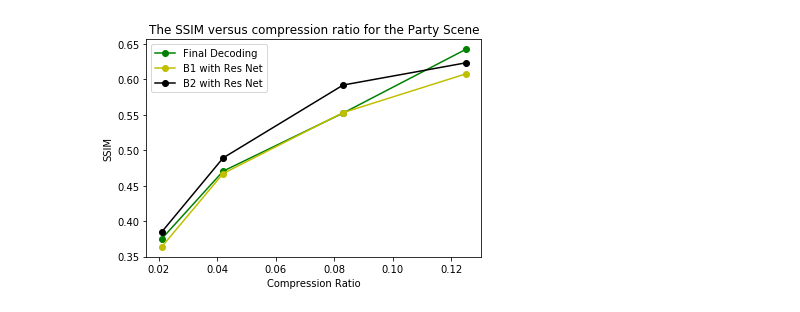
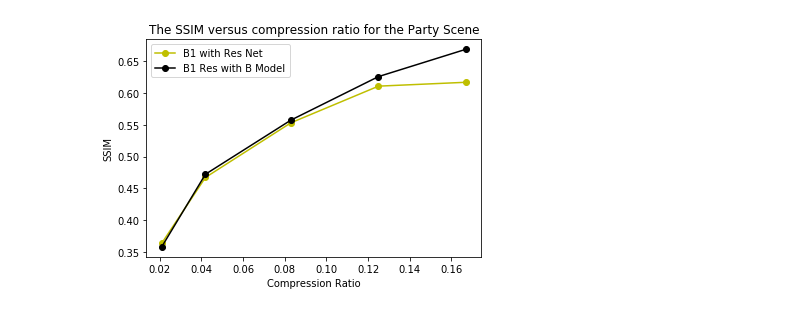
Before and after one commit to Chlerry/Motion-Aware-Deep-Video-Coding-Network, a Jupyter notebook: plot.ipynb, the cells around one changed output. Saved outputs shown, nothing was run; the diff lists cells and outputs as text; code cells hidden in the pictures.

```diff
--- a/plot.ipynb
+++ b/plot.ipynb
@@ -3,10 +3,11 @@ import numpy as np
 from imp import reload
 import matplotlib.pyplot as plt
 # %%
-compression_ratio = [0.021, 0.042, 0.083, 0.125]
+compression_ratio = [0.021, 0.042, 0.083, 0.125, 0.167]
 
-pred_ssim = [0.3068437729910339, 0.38833625744906586, 0.4455763129065015, 0.5111513372321178]
-coarse_ssim = [0.3371472601399192, 0.46317359345570175, 0.5780552540434872, 0.6830548938010008]
-final_ssim = [0.37492505708694973, 0.4705363795729591, 0.5525475607726889, 0.6426338203026315]
-b1_ssim = [0.363574317842736, 0.4671943306402271, 0.5531349812686379, 0.6079085936355022]
-b2_ssim = [0.38457181412639363, 0.4892202525838929, 0.5920829709254538, 0.6234968592517967]
+pred_ssim = [0.3068437729910339, 0.38833625744906586, 0.4455763129065015, 0.5111513372321178, 0.529644457078015]
+coarse_ssim = [0.3371472601399192, 0.46317359345570175, 0.5780552540434872, 0.6830548938010008, 0.765584762010809]
+final_ssim = [0.37492505708694973, 0.4705363795729591, 0.5525475607726889, 0.6426338203026315, 0.719299651332028]
+b1_ssim = [0.363574317842736, 0.4671943306402271, 0.5531349812686379, 0.61075152386056, 0.616838175591693]
+b2_ssim = [0.38457181412639363, 0.4892202525838929, 0.5920829709254538, 0.6417311978842867, 0.723109152971167]
+pred_gnet_ssim = [0.542084942306197]
@@ -27,14 +55,13 @@ plt.show()
 # %%
-# Plot the recognition accuracy rate versus different d values for both PCA and FLD
-# plt.plot(compression_ratio, pred_ssim, 'rs-', label='Prediction Net')
-# plt.plot(compression_ratio, coarse_ssim, 'bo-',  label='Compression Net')
-plt.plot(compression_ratio, final_ssim, 'go-',  label='Final Decoding')
+pred_b1_res_bmodel = [0.3579742227,0.4722428761,0.5573479103,0.6257733152,0.6687758402]
+
 plt.plot(compression_ratio, b1_ssim, 'yo-',  label='B1 with Res Net')
-plt.plot(compression_ratio, b2_ssim, 'ko-',  label='B2 with Res Net')
+plt.plot(compression_ratio, pred_b1_res_bmodel, 'ko-',  label='B1 Res with B Model')
+
 plt.legend(loc = 2)
 plt.title('The SSIM versus compression ratio for the Party Scene')
 plt.xlabel('Compression Ratio')
 plt.ylabel('SSIM')
 plt.show()
 # %% [output]
-[figure, old version]
+[figure, new version]
```
Also changed, not shown: parts of 7 cells of this notebook, 2 other files.
